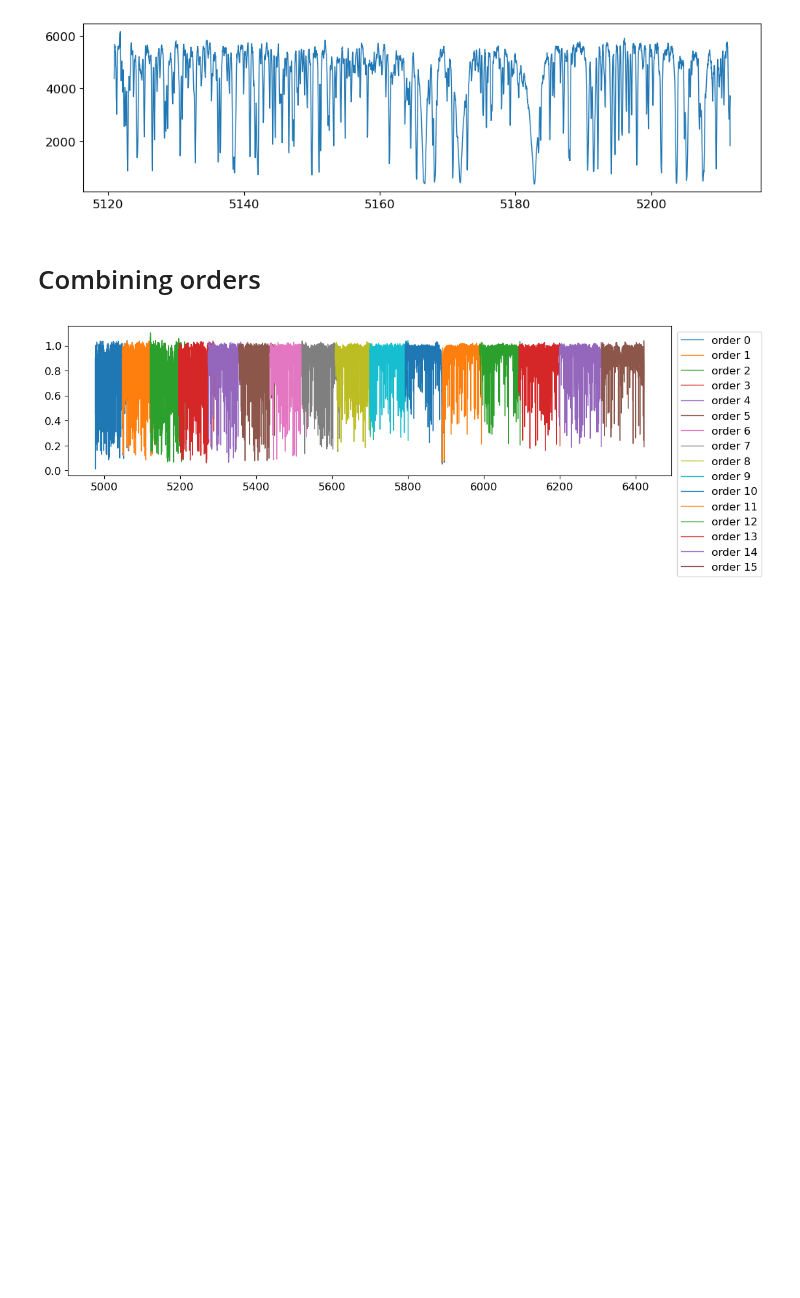
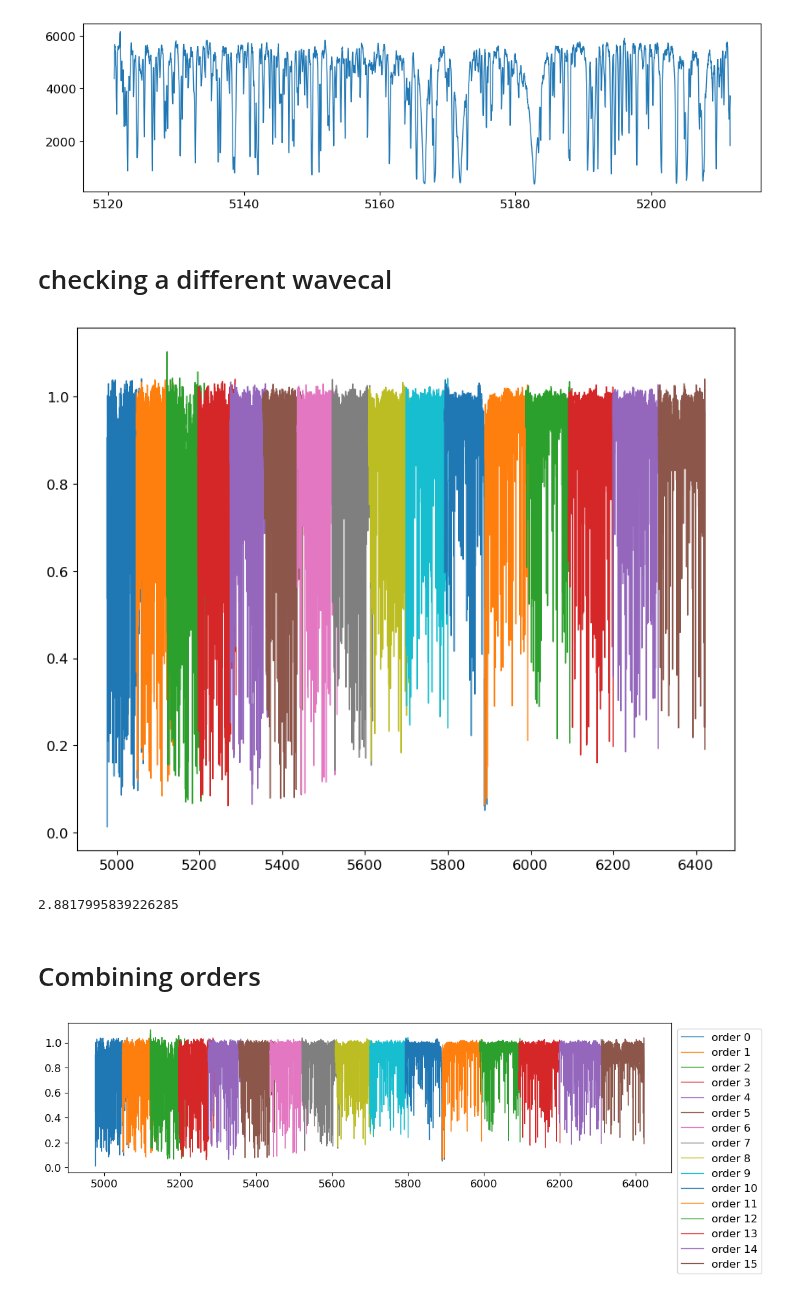
Before and after one commit to courtcraw/Notebooks, a Jupyter notebook: highmass_spectra_ispec.ipynb, the cells around one changed output. Saved outputs shown, nothing was run; the diff lists cells and outputs as text; code cells hidden in the pictures; blank space fills up the shorter version.

```diff
--- a/highmass_spectra_ispec.ipynb
+++ b/highmass_spectra_ispec.ipynb
@@ -64,3 +75,5 @@ plt.plot(wav[2],flux[2])
 plt.show()
 # %% [output]
 [figure]
+# %% [markdown]
+# checking a different wavecal
@@ -67,3 +86,39 @@ plt.show()
+# %%
+flux_norm = flux/np.percentile(flux,95,axis=1)[:,np.newaxis]
+# flux_norm2 = flux2/np.percentile(flux2,95,axis=1)[:,np.newaxis]
+# %%
+# plt.figure(figsize=(12,3))
+for i in range(0,len(wav)):
+    plt.plot(wav[i],flux_norm[i],label='order '+str(i))
+#     plt.plot(wav2[i],flux_norm2[i],label='order '+str(i))
+# plt.legend(bbox_to_anchor=(1,1))
+# plt.xlim(6200,6400)
+
+## r band
+# plt.axvline(5056.03,color='tab:blue')
+# plt.axvline(5055.98,color='tab:orange')
+# plt.xlim(5055,5057)
+# plt.xlim(5130,5132)
+# plt.axvline(5130.64)
+# plt.axvline(5130.60) # 2.3 km/s shift
+# plt.xlim(5200,5202)
+# plt.axvline(5201.48)
+# plt.axvline(5201.43) # 2.8 km/s shift
+
+# # b band
+# plt.xlim(3695,3696)
+# plt.ylim(-0.1,1.3)
+
+## i band
+## does not have overlapping regions :)
+
+plt.show()
+# %% [output]
+[figure, added]
+# %%
+((5201.48-5201.43)/5201.48)*2.99792458e5
+# %% [output]
+2.8817995839226285
 # %% [markdown]
 # Combining orders
 # %%
```
Also changed, not shown: parts of 6 cells of this notebook, 3 other files.
